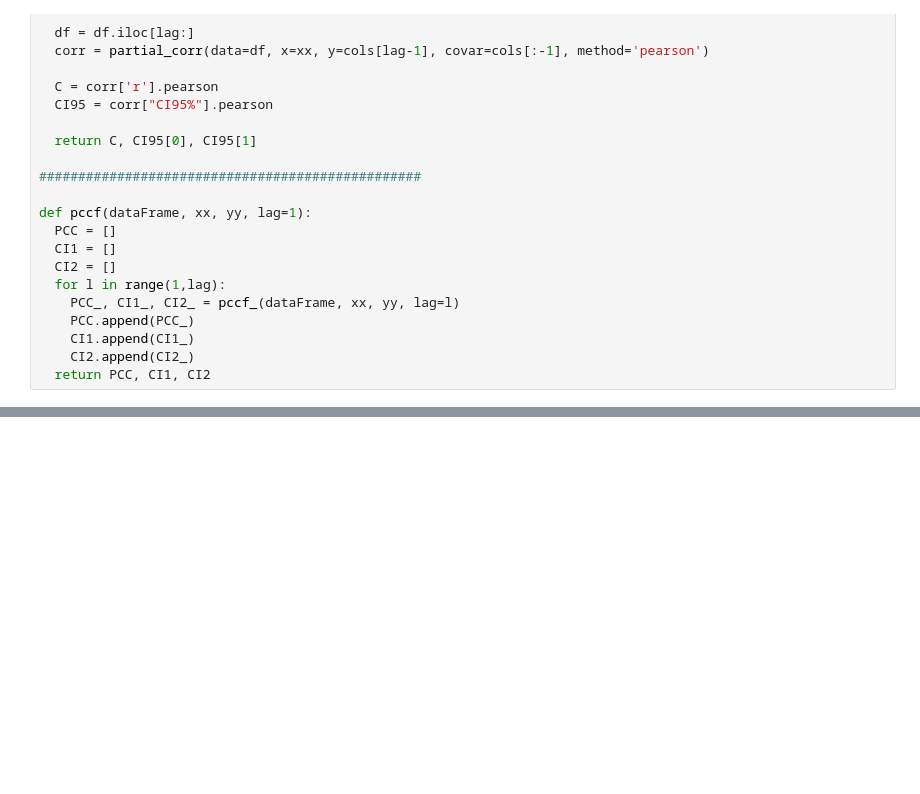
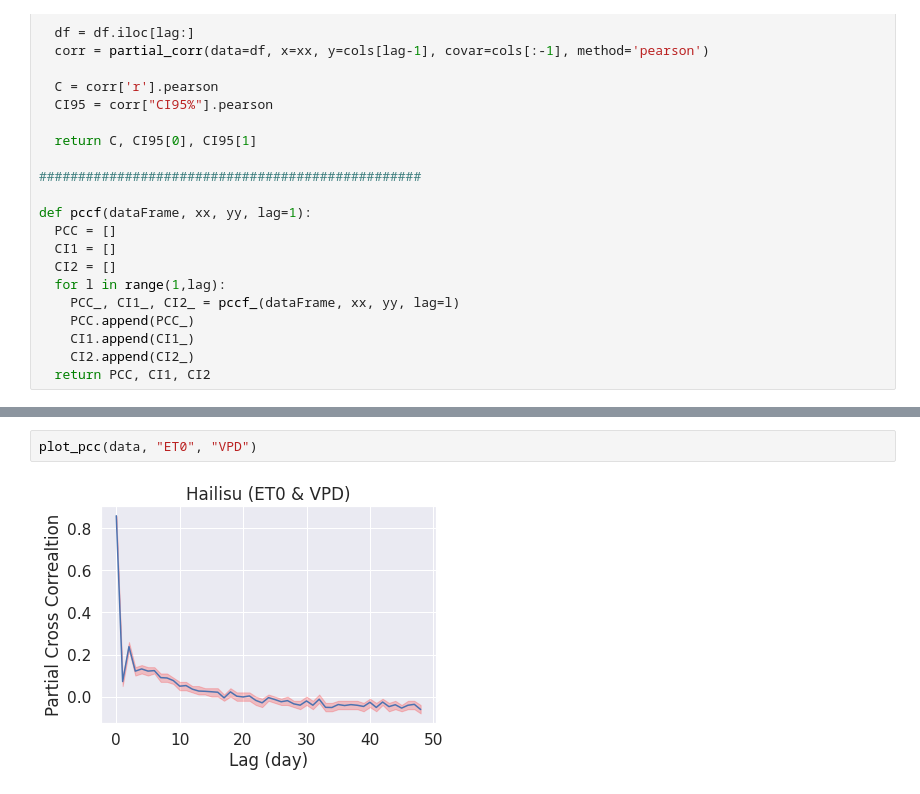
Before and after one commit to ekourkchi/Weather_research, a Jupyter notebook: Cross_Correaltion_Hailisu.ipynb, the cells around one changed output, grey strips where cells are left out. Saved outputs shown, nothing was run; the diff lists cells and outputs as text; blank space fills up the shorter version.

```diff
--- a/Cross_Correaltion_Hailisu.ipynb
+++ b/Cross_Correaltion_Hailisu.ipynb
@@ -322,0 +237,4 @@ data
+# %%
+plot_pcc(data, "ET0", "VPD")
+# %% [output]
+[figure, added]
```
Also changed, not shown: parts of 19 cells of this notebook.
